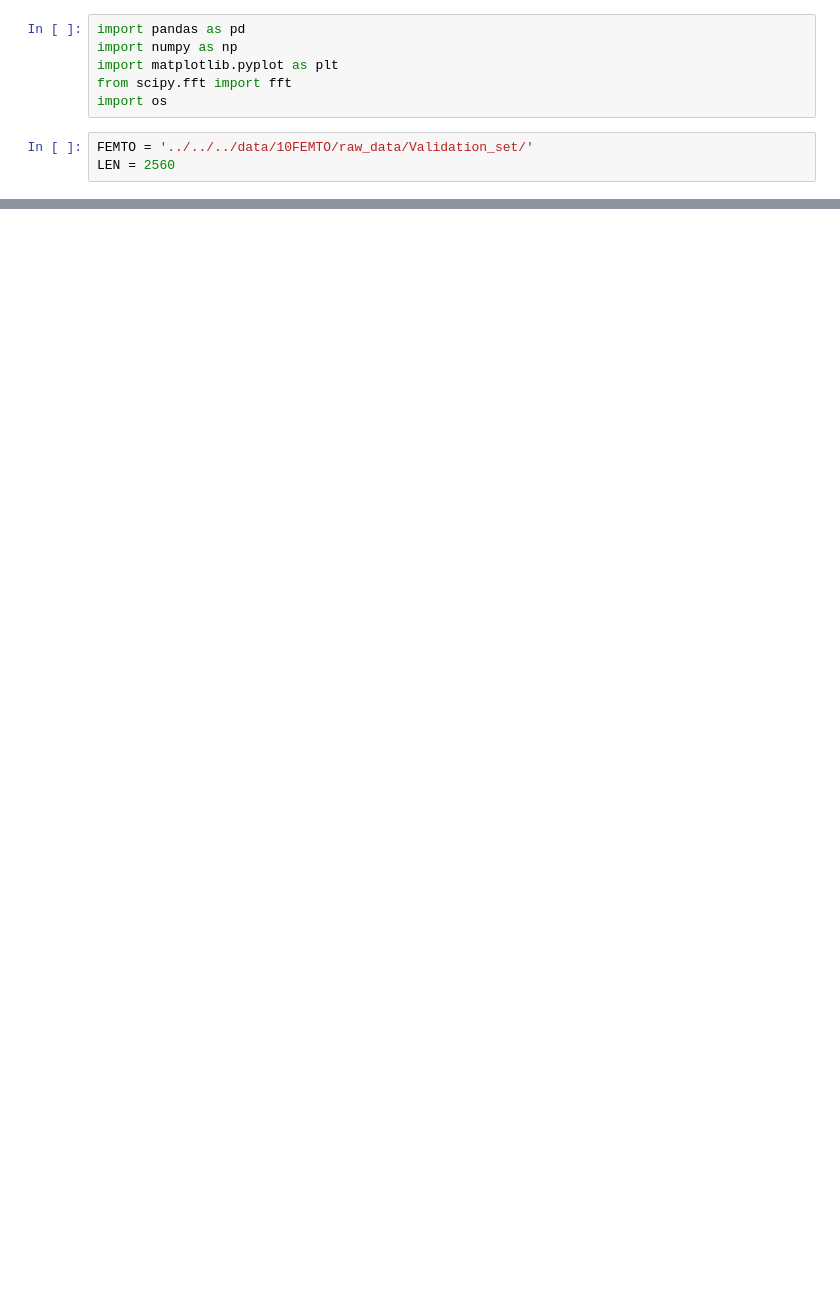
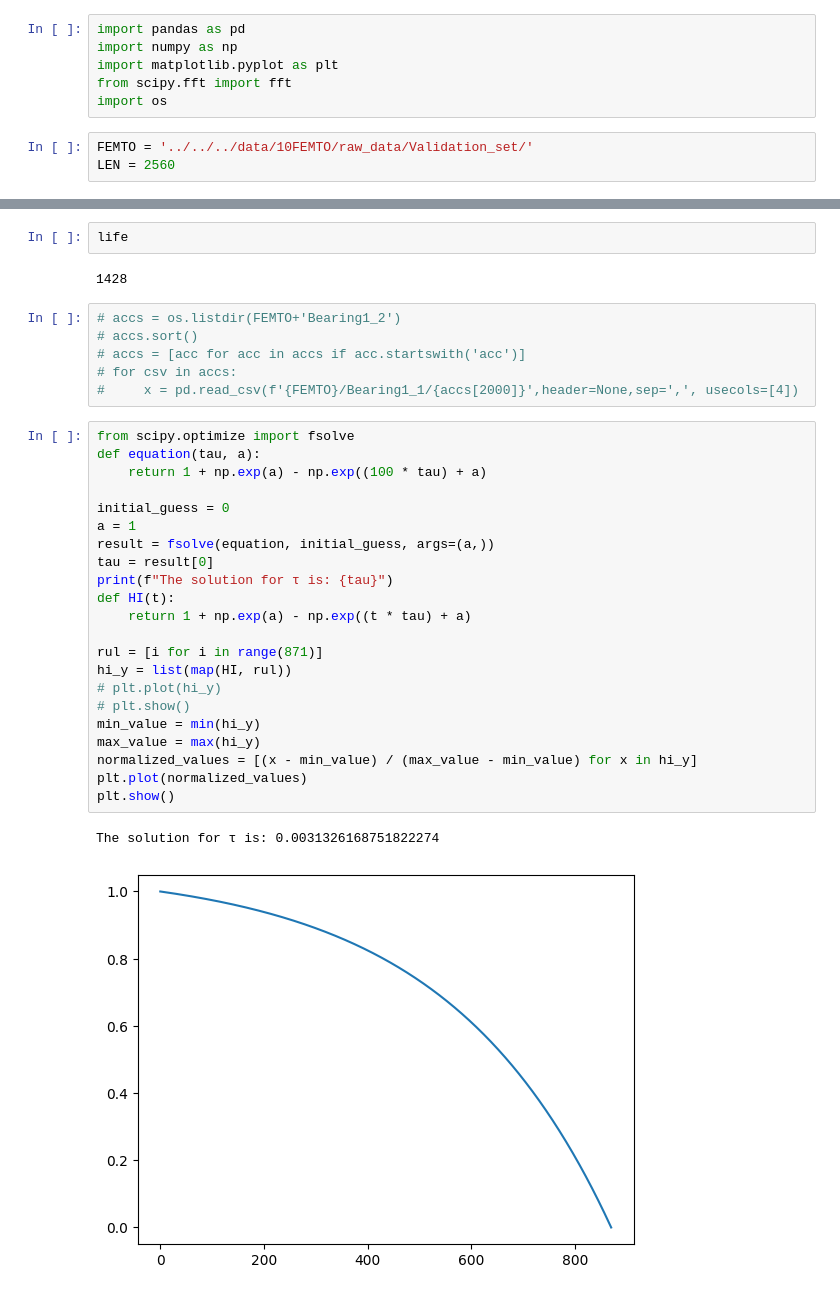
Before and after one commit to qawl987/DAST-self, a Jupyter notebook: notebook/FEMTO-st/data_processing/experiment.ipynb, the cells around one changed output, grey strips where cells are left out. Saved outputs shown, nothing was run; the diff lists cells and outputs as text; blank space fills up the shorter version.

```diff
--- a/notebook/FEMTO-st/data_processing/experiment.ipynb
+++ b/notebook/FEMTO-st/data_processing/experiment.ipynb
@@ -18,3 +18,38 @@ life = len(accs)
 #     x = pd.read_csv(f'{FEMTO}/Bearing1_2/{acc}',header=None,sep=',', usecols=[4])
 #     print(x)
 #     rul = (life - stamp) / life
+# %%
+life
+# %% [output]
+1428
+# %%
+# accs = os.listdir(FEMTO+'Bearing1_2')
+# accs.sort()
+# accs = [acc for acc in accs if acc.startswith('acc')]
+# for csv in accs:
+#     x = pd.read_csv(f'{FEMTO}/Bearing1_1/{accs[2000]}',header=None,sep=',', usecols=[4])
+# %%
+from scipy.optimize import fsolve
+def equation(tau, a):
+    return 1 + np.exp(a) - np.exp((100 * tau) + a)
+
+initial_guess = 0
+a = 1
+result = fsolve(equation, initial_guess, args=(a,))
+tau = result[0]
+print(f"The solution for τ is: {tau}")
+def HI(t):
+    return 1 + np.exp(a) - np.exp((t * tau) + a)
+
+rul = [i for i in range(871)]
+hi_y = list(map(HI, rul))
+# plt.plot(hi_y)
+# plt.show()
+min_value = min(hi_y)
+max_value = max(hi_y)
+normalized_values = [(x - min_value) / (max_value - min_value) for x in hi_y]
+plt.plot(normalized_values)
+plt.show()
+# %% [output]
+The solution for τ is: 0.0031326168751822274
+[figure, added]
```
Also changed, not shown: parts of 21 cells of this notebook.
